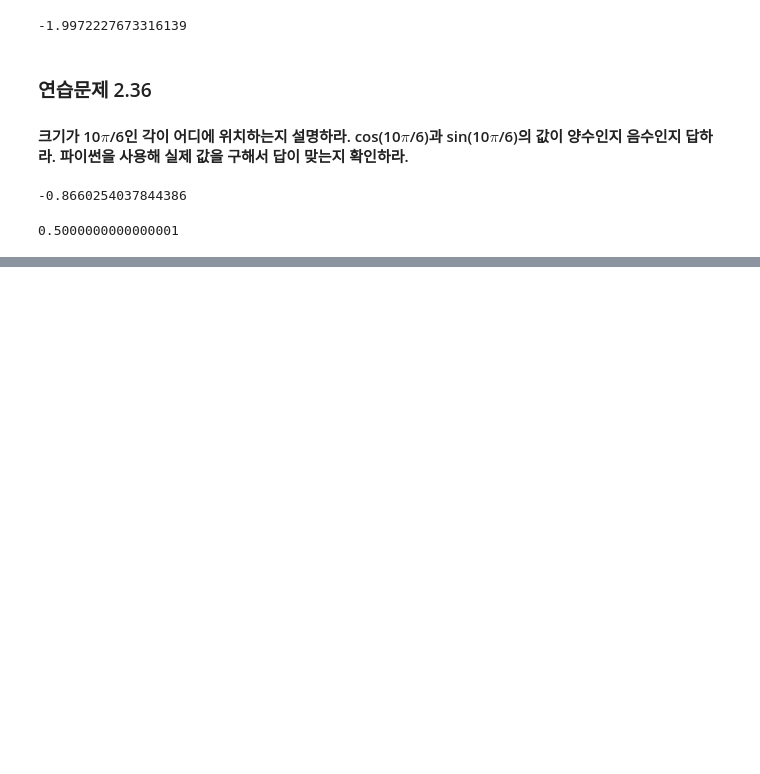
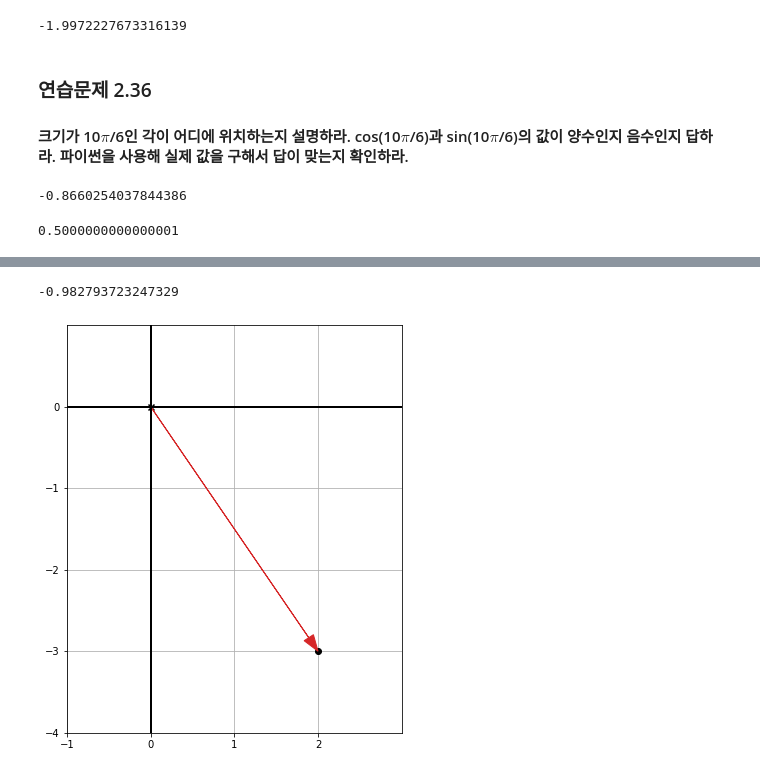
Before and after one commit to lhk6565/Math-for-Programmers, a Jupyter notebook: Part 1/Chapter 02/Chapter 02 Walkthrough.ipynb, the cells around one changed output, grey strips where cells are left out. Saved outputs shown, nothing was run; the diff lists cells and outputs as text; code cells hidden in the pictures; blank space fills up the shorter version.

```diff
--- a/Part 1/Chapter 02/Chapter 02 Walkthrough.ipynb
+++ b/Part 1/Chapter 02/Chapter 02 Walkthrough.ipynb
@@ -476,0 +518,11 @@ cos(10*pi/6)
+# %%
+from math import atan
+atan(-3/2)
+# %% [output]
+-0.982793723247329
+# %%
+# this is the direction to the point (2,-3).
+# tan(-3/2) = tan(-1.5) = tan(3/-2)
+draw(Arrow((2,-3)), Points((2,-3)))
+# %% [output]
+[figure, added]
```
Also changed, not shown: parts of 30 cells of this notebook.
